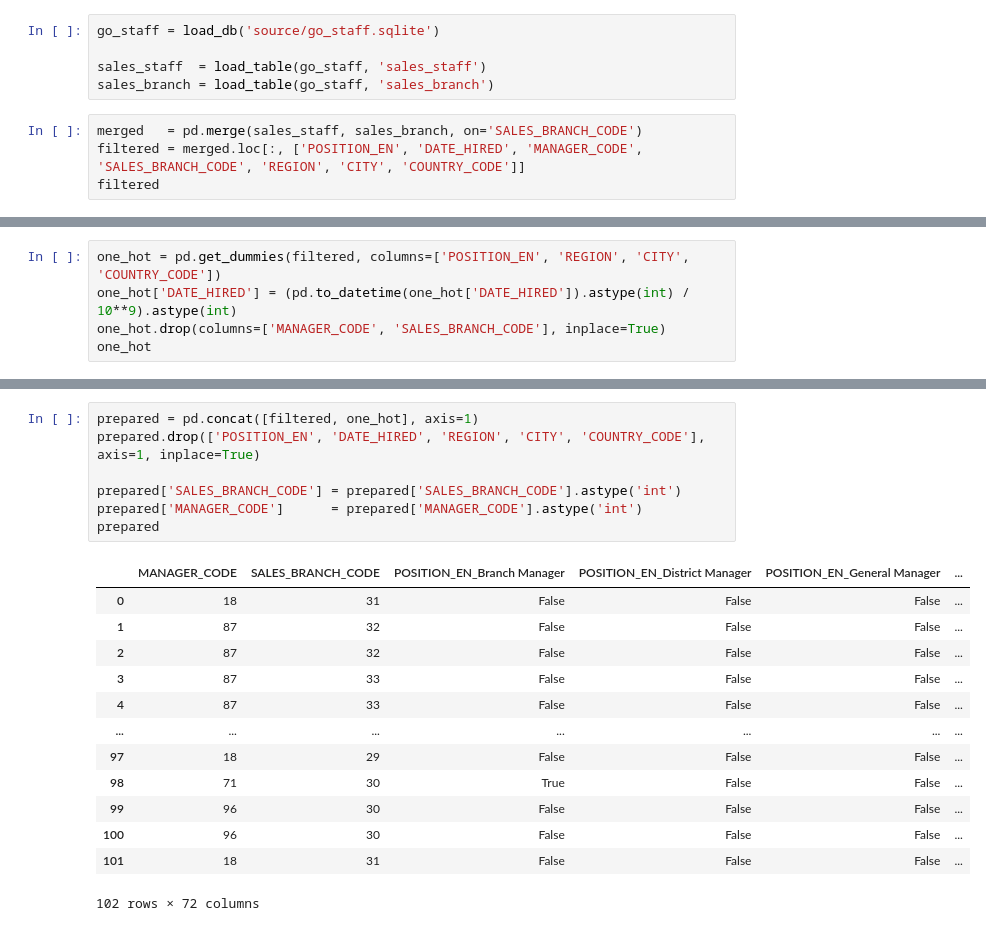
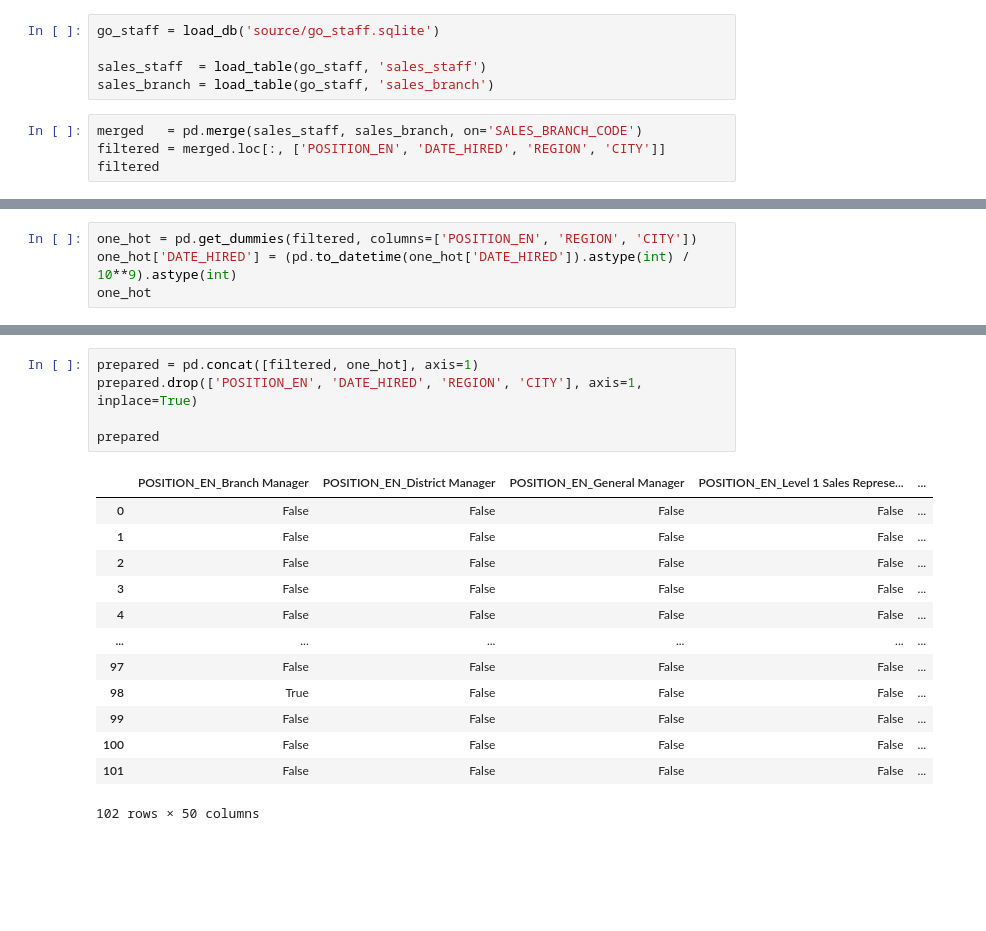
Before and after one commit to semkoolennl/SEM4-DEDS, a Jupyter notebook: unsupervised_ml/src/k_mean_cluster1.ipynb, the cells around one changed output, grey strips where cells are left out. Saved outputs shown, nothing was run; the diff lists cells and outputs as text; blank space fills up the shorter version.

```diff
--- a/unsupervised_ml/src/k_mean_cluster1.ipynb
+++ b/unsupervised_ml/src/k_mean_cluster1.ipynb
@@ -24,6 +25,6 @@ sales_staff  = load_table(go_staff, 'sales_staff')
 sales_branch = load_table(go_staff, 'sales_branch')
 # %%
 merged   = pd.merge(sales_staff, sales_branch, on='SALES_BRANCH_CODE')
-filtered = merged.loc[:, ['POSITION_EN', 'DATE_HIRED', 'MANAGER_CODE', 'SALES_BRANCH_CODE', 'REGION', 'CITY', 'COUNTRY_CODE']]
+filtered = merged.loc[:, ['POSITION_EN', 'DATE_HIRED', 'REGION', 'CITY']]
 filtered
 # %% [output]
@@ -43,7 +44,6 @@ filtered
 # %%
-one_hot = pd.get_dummies(filtered, columns=['POSITION_EN', 'REGION', 'CITY', 'COUNTRY_CODE'])
+one_hot = pd.get_dummies(filtered, columns=['POSITION_EN', 'REGION', 'CITY'])
 one_hot['DATE_HIRED'] = (pd.to_datetime(one_hot['DATE_HIRED']).astype(int) / 10**9).astype(int)
-one_hot.drop(columns=['MANAGER_CODE', 'SALES_BRANCH_CODE'], inplace=True)
 one_hot
 # %% [output]
 |  | DATE_HIRED | POSITION_EN_Branch Manager | POSITION_EN_District Manager | POSITION_EN_General Manager | POSITION_EN_Level 1 Sales Represe... | ... |
@@ -62,24 +62,22 @@ one_hot
 # %%
 prepared = pd.concat([filtered, one_hot], axis=1)
-prepared.drop(['POSITION_EN', 'DATE_HIRED', 'REGION', 'CITY', 'COUNTRY_CODE'], axis=1, inplace=True)
+prepared.drop(['POSITION_EN', 'DATE_HIRED', 'REGION', 'CITY'], axis=1, inplace=True)
 
-prepared['SALES_BRANCH_CODE'] = prepared['SALES_BRANCH_CODE'].astype('int')
-prepared['MANAGER_CODE']      = prepared['MANAGER_CODE'].astype('int')
 prepared
 # %% [output]
-|  | MANAGER_CODE | SALES_BRANCH_CODE | POSITION_EN_Branch Manager | POSITION_EN_District Manager | POSITION_EN_General Manager | ... |
-| 0 | 18 | 31 | False | False | False | ... |
-| 1 | 87 | 32 | False | False | False | ... |
-| 2 | 87 | 32 | False | False | False | ... |
-| 3 | 87 | 33 | False | False | False | ... |
-| 4 | 87 | 33 | False | False | False | ... |
-| ... | ... | ... | ... | ... | ... | ... |
-| 97 | 18 | 29 | False | False | False | ... |
-| 98 | 71 | 30 | True | False | False | ... |
-| 99 | 96 | 30 | False | False | False | ... |
-| 100 | 96 | 30 | False | False | False | ... |
-| 101 | 18 | 31 | False | False | False | ... |
+|  | POSITION_EN_Branch Manager | POSITION_EN_District Manager | POSITION_EN_General Manager | POSITION_EN_Level 1 Sales Represe... | ... |
+| 0 | False | False | False | False | ... |
+| 1 | False | False | False | False | ... |
+| 2 | False | False | False | False | ... |
+| 3 | False | False | False | False | ... |
+| 4 | False | False | False | False | ... |
+| ... | ... | ... | ... | ... | ... |
+| 97 | False | False | False | False | ... |
+| 98 | True | False | False | False | ... |
+| 99 | False | False | False | False | ... |
+| 100 | False | False | False | False | ... |
+| 101 | False | False | False | False | ... |
-102 rows × 72 columns
+102 rows × 50 columns
 # %%
 
 
```
Also changed, not shown: parts of 6 cells of this notebook, 3 other files.
